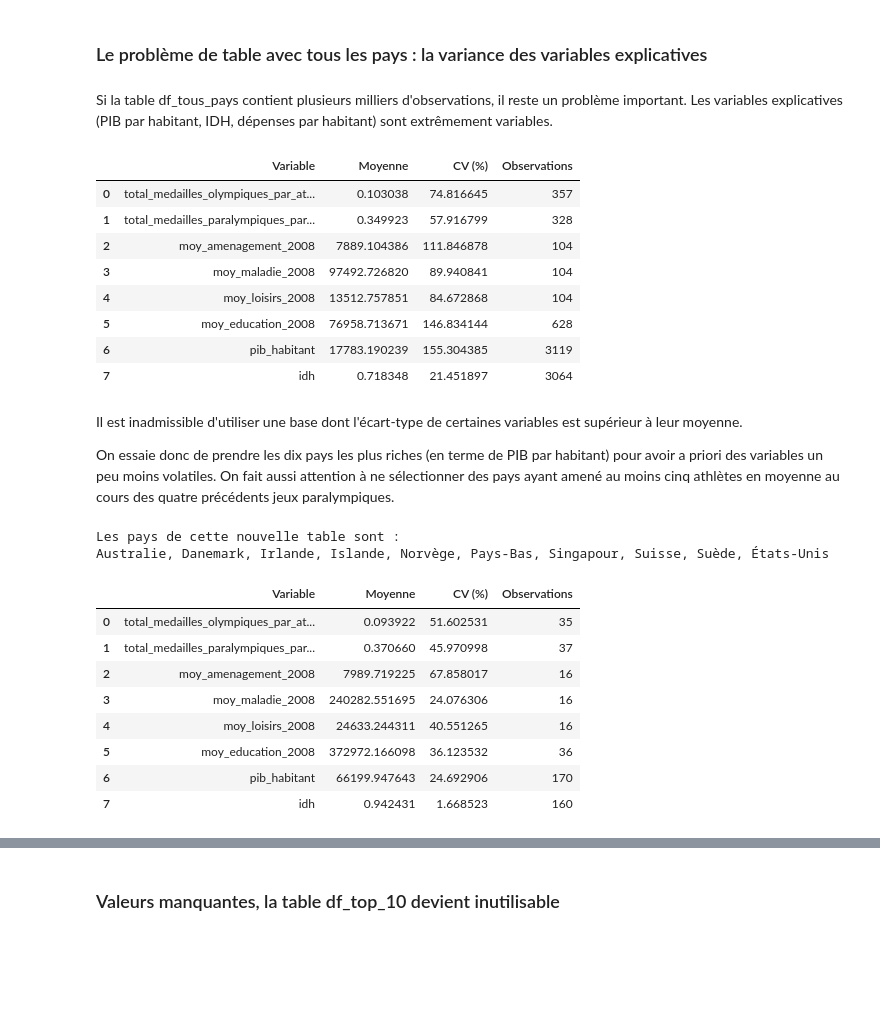
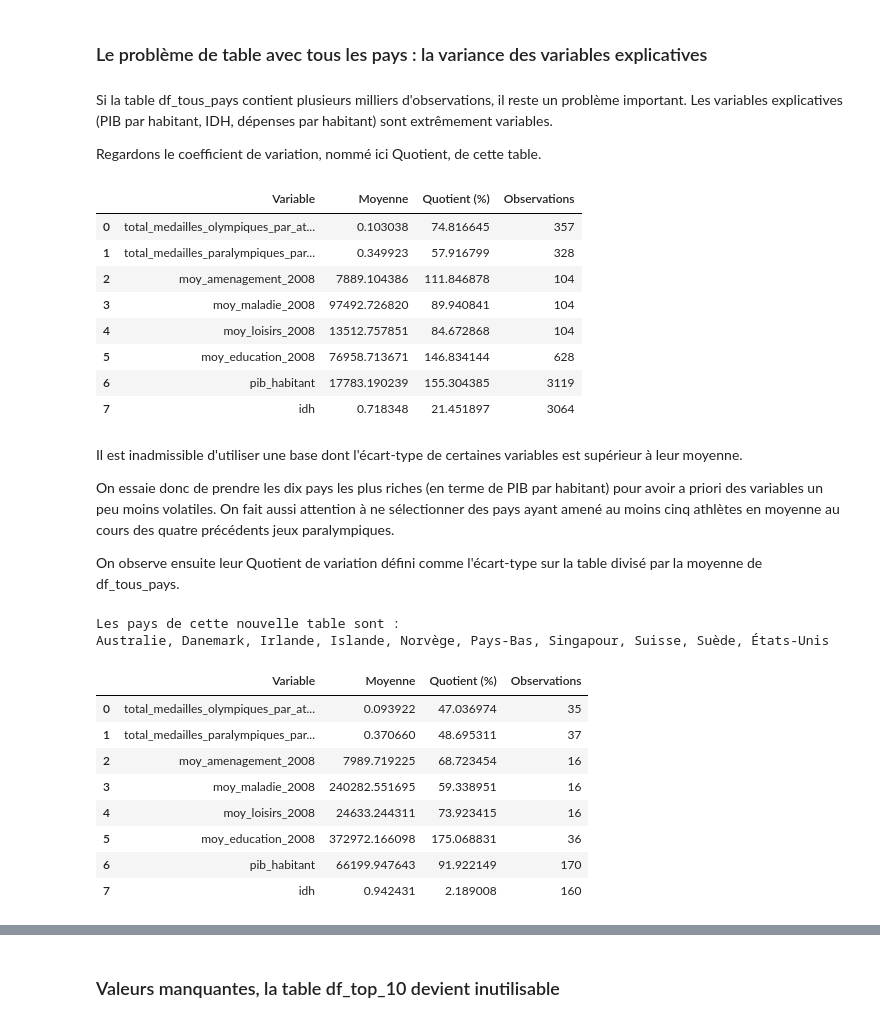
Before and after one commit to Eloi-du-77/Projet-Python, a Jupyter notebook: Notebook.ipynb, the cells around one changed output, grey strips where cells are left out. Cells and saved outputs as stored; diff of their text form; code cells hidden in the pictures; blank space fills up the shorter version.

```diff
--- a/Notebook.ipynb
+++ b/Notebook.ipynb
@@ -496,16 +483,18 @@ Nous avons désormais une base très grande, utilisons des statistiques descript
 ### Le problème de table avec tous les pays : la variance des variables explicatives
 # %% [markdown]
 Si la table df_tous_pays contient plusieurs milliers d'observations, il reste un problème important. Les variables explicatives (PIB par habitant, IDH, dépenses par habitant) sont extrêmement variables.
+
+Regardons le coefficient de variation, nommé ici Quotient, de cette table.
 # %%
-from statistiques_descriptives.Stat_descr import coef_variation
+from statistiques_descriptives.Stat_descr import quotient
 
 df_tous_pays=pd.read_pickle("Toutes_les_df_agregees/df_tous_pays.pkl")
 
-df_cv_tous_pays=coef_variation(df_tous_pays)
+df_quotient_tous_pays=quotient(df_tous_pays,df_tous_pays)
 
-df_cv_tous_pays
+df_quotient_tous_pays
 # %% [output]
-|  | Variable | Moyenne | CV (%) | Observations |
+|  | Variable | Moyenne | Quotient (%) | Observations |
 | 0 | total_medailles_olympiques_par_at... | 0.103038 | 74.816645 | 357 |
 | 1 | total_medailles_paralympiques_par... | 0.349923 | 57.916799 | 328 |
 | 2 | moy_amenagement_2008 | 7889.104386 | 111.846878 | 104 |
@@ -518,24 +507,26 @@ df_cv_tous_pays
 Il est inadmissible d'utiliser une base dont l'écart-type de certaines variables est supérieur à leur moyenne.
 
 On essaie donc de prendre les dix pays les plus riches (en terme de PIB par habitant) pour avoir a priori des variables un peu moins volatiles. On fait aussi attention à ne sélectionner des pays ayant amené au moins cinq athlètes en moyenne au cours des quatre précédents jeux paralympiques.
+
+On observe ensuite leur Quotient de variation défini comme l'écart-type sur la table divisé par la moyenne de df_tous_pays.
 # %%
 df_top_10=pd.read_pickle('Toutes_les_df_agregees/df_top_10.pkl')
 
 pays = df_top_10['pays'].unique()
 print(f"Les pays de cette nouvelle table sont : \n{', '.join(pays)}")
 
-df_cv_top_10=coef_variation(df_top_10)
+df_cv_top_10=quotient(df_top_10,df_tous_pays)
 
 df_cv_top_10
 # %% [output]
 Les pays de cette nouvelle table sont :
 Australie, Danemark, Irlande, Islande, Norvège, Pays-Bas, Singapour, Suisse, Suède, États-Unis
-|  | Variable | Moyenne | CV (%) | Observations |
-| 0 | total_medailles_olympiques_par_at... | 0.093922 | 51.602531 | 35 |
-| 1 | total_medailles_paralympiques_par... | 0.370660 | 45.970998 | 37 |
-| 2 | moy_amenagement_2008 | 7989.719225 | 67.858017 | 16 |
-| 3 | moy_maladie_2008 | 240282.551695 | 24.076306 | 16 |
-| 4 | moy_loisirs_2008 | 24633.244311 | 40.551265 | 16 |
-| 5 | moy_education_2008 | 372972.166098 | 36.123532 | 36 |
-| 6 | pib_habitant | 66199.947643 | 24.692906 | 170 |
-| 7 | idh | 0.942431 | 1.668523 | 160 |
+|  | Variable | Moyenne | Quotient (%) | Observations |
+| 0 | total_medailles_olympiques_par_at... | 0.093922 | 47.036974 | 35 |
+| 1 | total_medailles_paralympiques_par... | 0.370660 | 48.695311 | 37 |
+| 2 | moy_amenagement_2008 | 7989.719225 | 68.723454 | 16 |
+| 3 | moy_maladie_2008 | 240282.551695 | 59.338951 | 16 |
+| 4 | moy_loisirs_2008 | 24633.244311 | 73.923415 | 16 |
+| 5 | moy_education_2008 | 372972.166098 | 175.068831 | 36 |
+| 6 | pib_habitant | 66199.947643 | 91.922149 | 170 |
+| 7 | idh | 0.942431 | 2.189008 | 160 |
```
Also changed, not shown: parts of 36 cells of this notebook, 11 other files.
